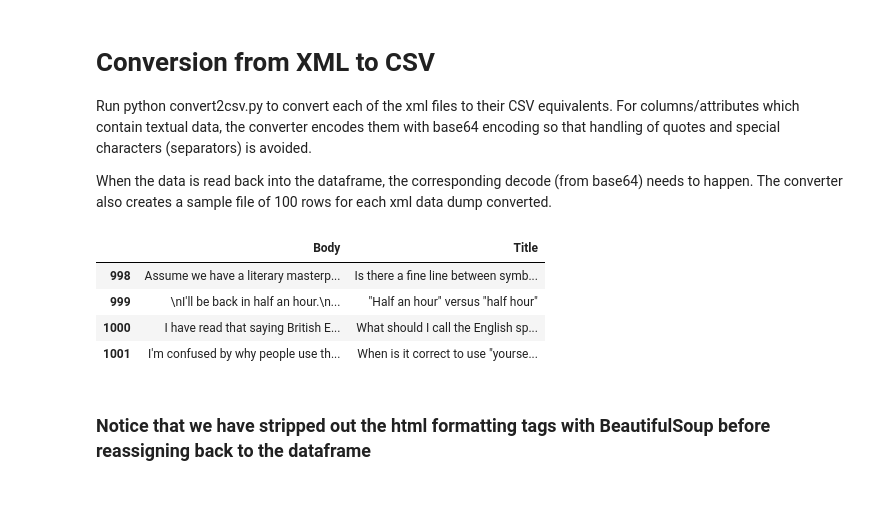
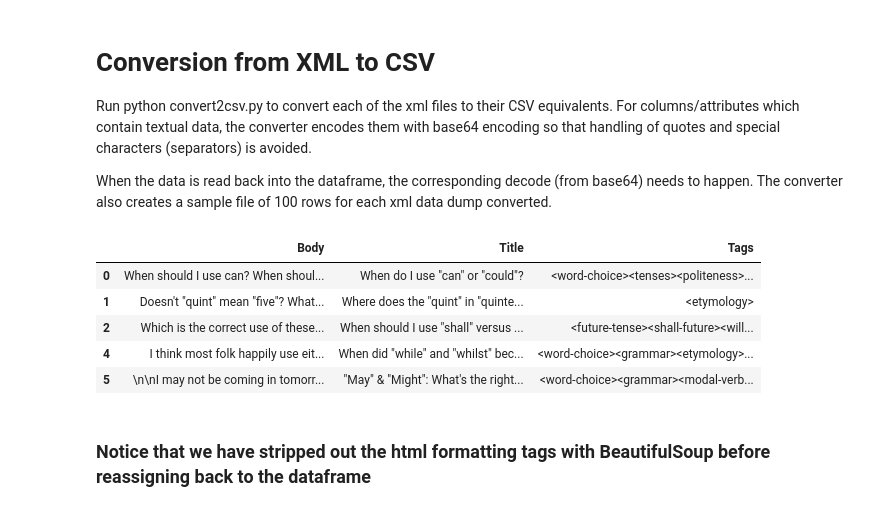
Before and after one commit to dhruvaray/soml, a Jupyter notebook: index.ipynb, the cells around one changed output. Cells and saved outputs as stored; diff of their text form; code cells hidden in the pictures.

```diff
--- a/index.ipynb
+++ b/index.ipynb
@@ -134,17 +134,24 @@ from nltk.stem.porter import PorterStemmer
 import matplotlib
 import numpy as np
 import matplotlib.pyplot as plt
+
+import pyLDAvis
+import pyLDAvis.gensim
+
+
+SAMPLE_SIZE = 500
 # %%
-posts = pd.read_csv('posts.sample.csv').dropna(subset=['Body','Title'])
+posts = pd.read_csv('posts.csv',nrows=SAMPLE_SIZE).dropna(subset=['Body','Title'])
 posts['Body'] = posts['Body'].apply(lambda x : BeautifulSoup(base64.b64decode(x),"lxml").get_text())
 posts['Title'] = posts['Title'].apply(lambda x : BeautifulSoup(base64.b64decode(x),"lxml").get_text())
-posts[['Body','Title']].tail(4)
+posts[['Body','Title', 'Tags']].head(5)
 # %% [output]
-|  | Body | Title |
-| 998 | Assume we have a literary masterp... | Is there a fine line between symb... |
-| 999 | \nI'll be back in half an hour.\n... | "Half an hour" versus "half hour" |
-| 1000 | I have read that saying British E... | What should I call the English sp... |
-| 1001 | I'm confused by why people use th... | When is it correct to use "yourse... |
+|  | Body | Title | Tags |
+| 0 | When should I use can? When shoul... | When do I use "can" or "could"? | <word-choice><tenses><politeness>... |
+| 1 | Doesn't "quint" mean "five"? What... | Where does the "quint" in "quinte... | <etymology> |
+| 2 | Which is the correct use of these... | When should I use "shall" versus ... | <future-tense><shall-future><will... |
+| 4 | I think most folk happily use eit... | When did "while" and "whilst" bec... | <word-choice><grammar><etymology>... |
+| 5 | \n\nI may not be coming in tomorr... | "May" & "Might": What's the right... | <word-choice><grammar><modal-verb... |
 # %% [markdown]
 ### Notice that we have stripped out the html formatting tags with BeautifulSoup before reassigning back to the dataframe
 # %%
```
Also changed, not shown: parts of 10 cells of this notebook, 1 other file.
